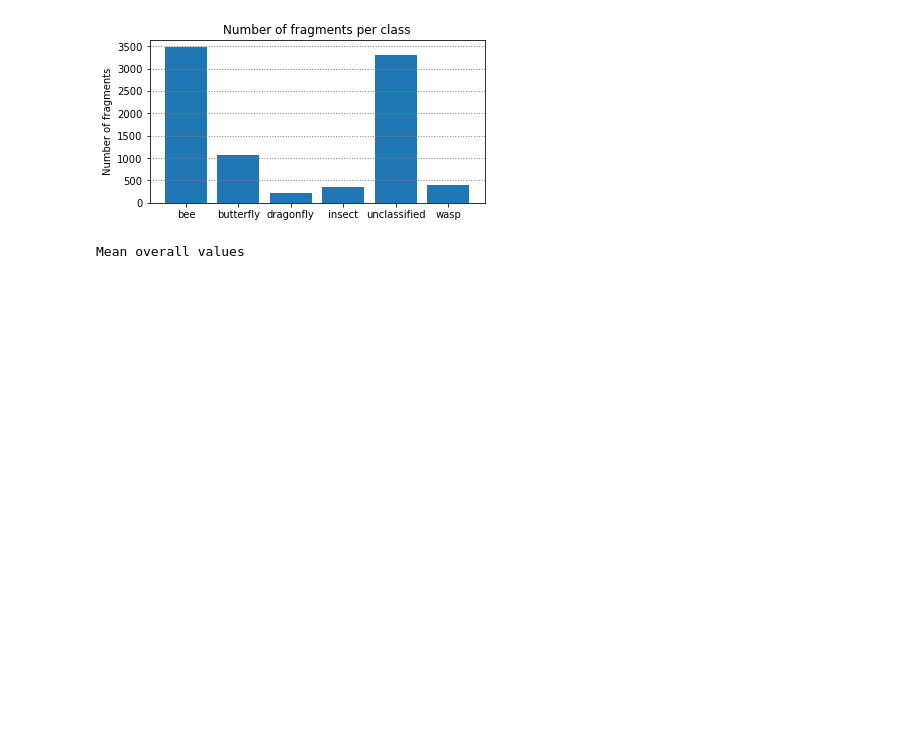
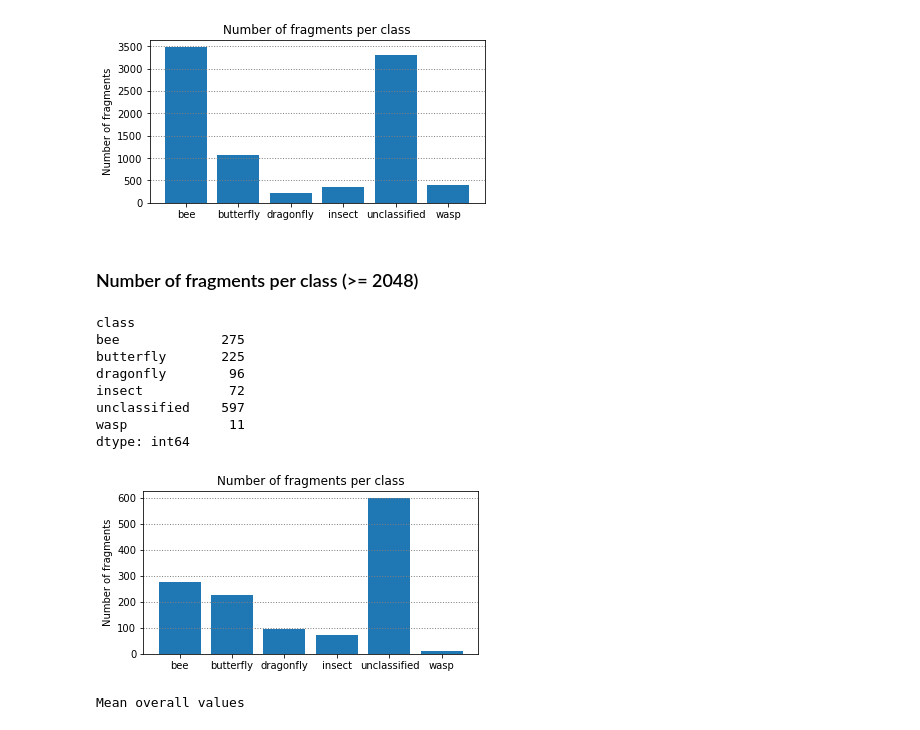
Before and after one commit to boeges/ma_point_cloud_processing, a Jupyter notebook: inspect_hist_statistics.ipynb, the cells around one changed output. Drawn from its saved outputs; the diff is of its cells as text; code cells hidden in the pictures; blank space fills up the shorter version.

```diff
--- a/inspect_hist_statistics.ipynb
+++ b/inspect_hist_statistics.ipynb
@@ -112,6 +115,29 @@ unclassified    3308
 wasp             397
 dtype: int64
 [figure]
+# %% [markdown]
+### Number of fragments per class (>= 2048)
+# %%
+df1 = df[df["frag_evnt_count"] >= 2048].groupby("class").size()
+display(df1)
+
+plt.figure(figsize=(6,3))
+plt.bar(df1.index, df1)
+plt.title("Number of fragments per class")
+plt.ylabel("Number of fragments")
+plt.grid(True, axis="y", color = "grey", linewidth = "1", linestyle = "dotted")
+plt.savefig(FIGURE_OUTPUT_DIR/"Number of fragments per class.png", format="png", bbox_inches="tight", dpi=200)
+plt.show()
+# %% [output]
+class
+bee             275
+butterfly       225
+dragonfly        96
+insect           72
+unclassified    597
+wasp             11
+dtype: int64
+[figure, added]
 # %%
 df1 = df.mean()
 print("Mean overall values")
```
Also changed, not shown: parts of 2 cells of this notebook, 1 other file.
